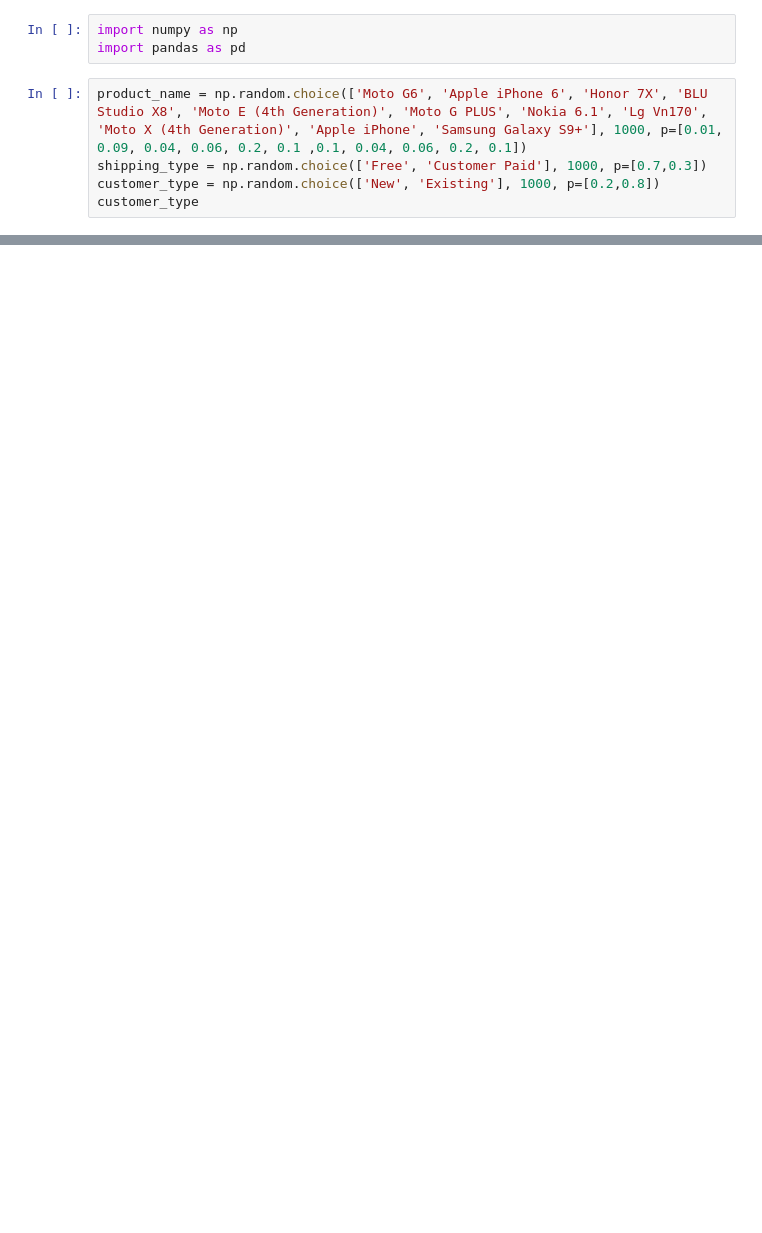
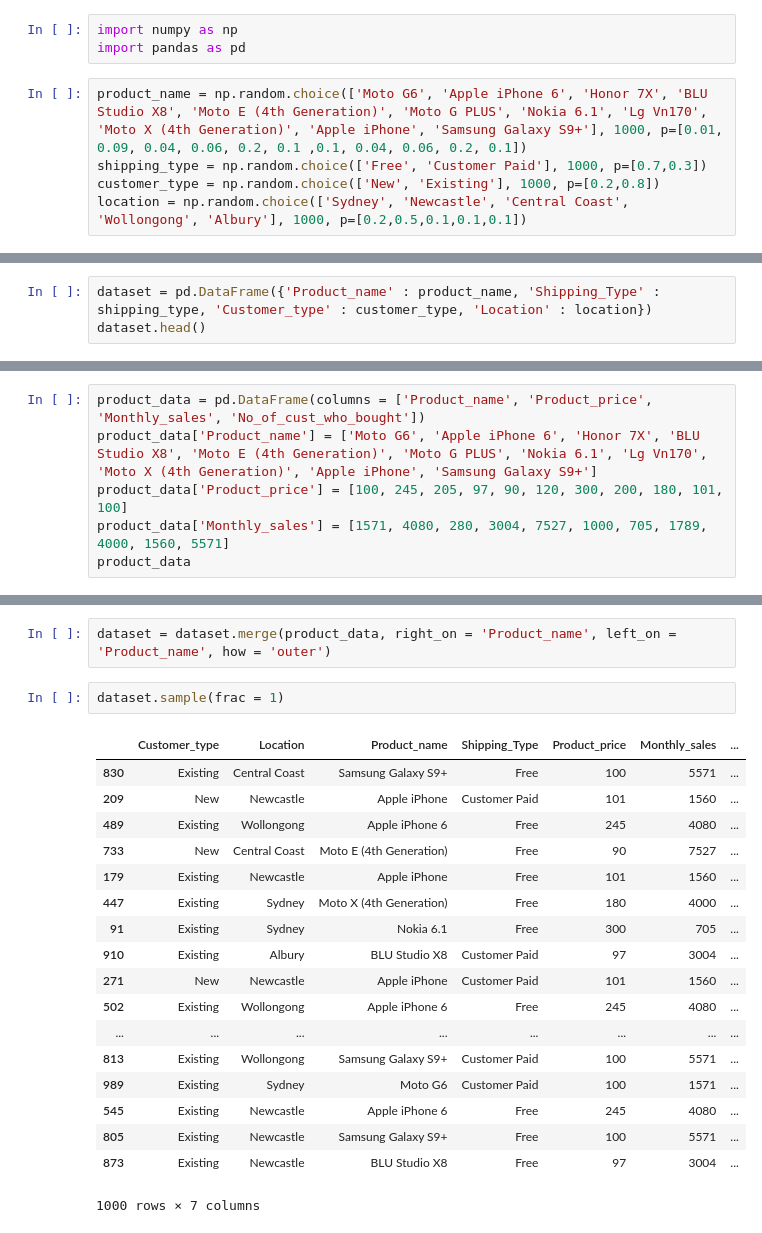
Before and after one commit to highmountainwarrior/Stock-Trading-Algo, a Jupyter notebook: Ecommerce_proj.ipynb, the cells around one changed output, grey strips where cells are left out. Cells and saved outputs as stored; diff of their text form; blank space fills up the shorter version.

```diff
--- a/Ecommerce_proj.ipynb
+++ b/Ecommerce_proj.ipynb
@@ -5,4 +5,4 @@ import pandas as pd
 product_name = np.random.choice(['Moto G6', 'Apple iPhone 6', 'Honor 7X', 'BLU Studio X8', 'Moto E (4th Generation)', 'Moto G PLUS', 'Nokia 6.1', 'Lg Vn170', 'Moto X (4th Generation)', 'Apple iPhone', 'Samsung Galaxy S9+'], 1000, p=[0.01, 0.09, 0.04, 0.06, 0.2, 0.1 ,0.1, 0.04, 0.06, 0.2, 0.1])
 shipping_type = np.random.choice(['Free', 'Customer Paid'], 1000, p=[0.7,0.3])
 customer_type = np.random.choice(['New', 'Existing'], 1000, p=[0.2,0.8])
-customer_type
+location = np.random.choice(['Sydney', 'Newcastle', 'Central Coast', 'Wollongong', 'Albury'], 1000, p=[0.2,0.5,0.1,0.1,0.1])
@@ -26,0 +9,3 @@ array(['Existing', 'Existing', 'Existing', 'Existing', 'New', 'New',
+# %%
+dataset = pd.DataFrame({'Product_name' : product_name, 'Shipping_Type' : shipping_type, 'Customer_type' : customer_type, 'Location' : location})
+dataset.head()
@@ -26,0 +19,6 @@ array(['Existing', 'Existing', 'Existing', 'Existing', 'New', 'New',
+# %%
+product_data = pd.DataFrame(columns = ['Product_name', 'Product_price', 'Monthly_sales', 'No_of_cust_who_bought'])
+product_data['Product_name'] = ['Moto G6', 'Apple iPhone 6', 'Honor 7X', 'BLU Studio X8', 'Moto E (4th Generation)', 'Moto G PLUS', 'Nokia 6.1', 'Lg Vn170', 'Moto X (4th Generation)', 'Apple iPhone', 'Samsung Galaxy S9+']
+product_data['Product_price'] = [100, 245, 205, 97, 90, 120, 300, 200, 180, 101, 100]
+product_data['Monthly_sales'] = [1571, 4080, 280, 3004, 7527, 1000, 705, 1789, 4000, 1560, 5571]
+product_data
@@ -26,0 +38,23 @@ array(['Existing', 'Existing', 'Existing', 'Existing', 'New', 'New',
+# %%
+dataset = dataset.merge(product_data, right_on = 'Product_name', left_on = 'Product_name', how = 'outer')
+# %%
+dataset.sample(frac = 1)
+# %% [output]
+|  | Customer_type | Location | Product_name | Shipping_Type | Product_price | Monthly_sales | ... |
+| 830 | Existing | Central Coast | Samsung Galaxy S9+ | Free | 100 | 5571 | ... |
+| 209 | New | Newcastle | Apple iPhone | Customer Paid | 101 | 1560 | ... |
+| 489 | Existing | Wollongong | Apple iPhone 6 | Free | 245 | 4080 | ... |
+| 733 | New | Central Coast | Moto E (4th Generation) | Free | 90 | 7527 | ... |
+| 179 | Existing | Newcastle | Apple iPhone | Free | 101 | 1560 | ... |
+| 447 | Existing | Sydney | Moto X (4th Generation) | Free | 180 | 4000 | ... |
+| 91 | Existing | Sydney | Nokia 6.1 | Free | 300 | 705 | ... |
+| 910 | Existing | Albury | BLU Studio X8 | Customer Paid | 97 | 3004 | ... |
+| 271 | New | Newcastle | Apple iPhone | Customer Paid | 101 | 1560 | ... |
+| 502 | Existing | Wollongong | Apple iPhone 6 | Free | 245 | 4080 | ... |
+| ... | ... | ... | ... | ... | ... | ... | ... |
+| 813 | Existing | Wollongong | Samsung Galaxy S9+ | Customer Paid | 100 | 5571 | ... |
+| 989 | Existing | Sydney | Moto G6 | Customer Paid | 100 | 1571 | ... |
+| 545 | Existing | Newcastle | Apple iPhone 6 | Free | 245 | 4080 | ... |
+| 805 | Existing | Newcastle | Samsung Galaxy S9+ | Free | 100 | 5571 | ... |
+| 873 | Existing | Newcastle | BLU Studio X8 | Free | 97 | 3004 | ... |
+1000 rows × 7 columns
```
Also changed, not shown: parts of 3 cells of this notebook.
